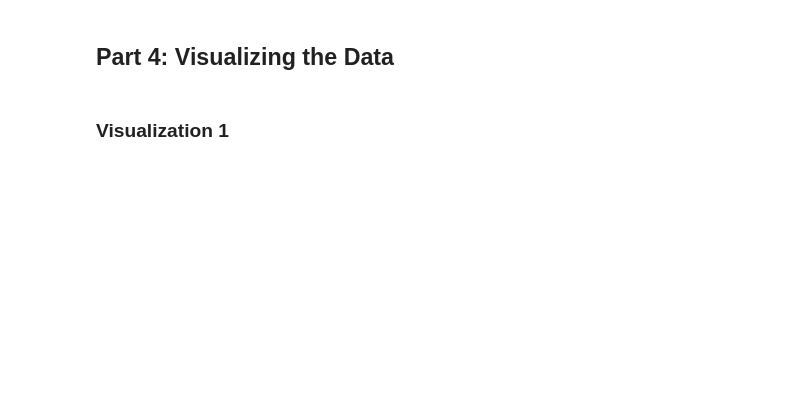
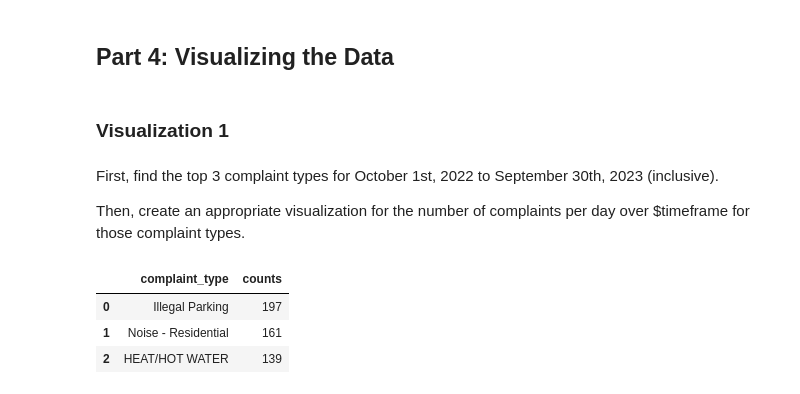
Before and after one commit to Shuochun/4501_final_project, a Jupyter notebook: Project Code.ipynb, the cells around one changed output. Drawn from its saved outputs; the diff is of its cells as text; code cells hidden in the pictures; blank space fills up the shorter version.

```diff
--- a/Project Code.ipynb
+++ b/Project Code.ipynb
@@ -762,3 +783,32 @@ write_query_to_file(QUERY_6, QUERY_6_FILENAME)
 ## Part 4: Visualizing the Data
 # %% [markdown]
 ### Visualization 1
+# %% [markdown]
+First, find the top 3 complaint types for October 1st, 2022 to September 30th, 2023 (inclusive).
+
+Then, create an appropriate visualization for the number of complaints per day over $timeframe for those complaint types.
+# %%
+query = """
+SELECT complaint_type, COUNT(id) AS counts
+FROM complaints
+WHERE created_date BETWEEN '2022-10-01' AND '2023-09-30'
+GROUP BY complaint_type
+ORDER BY counts DESC
+LIMIT 3
+"""
+query = """
+SELECT complaint_type, COUNT(id) AS counts
+FROM complaints
+GROUP BY complaint_type
+ORDER BY counts DESC
+LIMIT 3
+"""
+with engine.connect() as conn:
+    result = conn.execute(db.text(query))
+top_3_complaint = pd.DataFrame(result.fetchall(), columns=result.keys())
+top_3_complaint
+# %% [output]
+|  | complaint_type | counts |
+| 0 | Illegal Parking | 197 |
+| 1 | Noise - Residential | 161 |
+| 2 | HEAT/HOT WATER | 139 |
```
Also changed, not shown: parts of 14 cells of this notebook.
